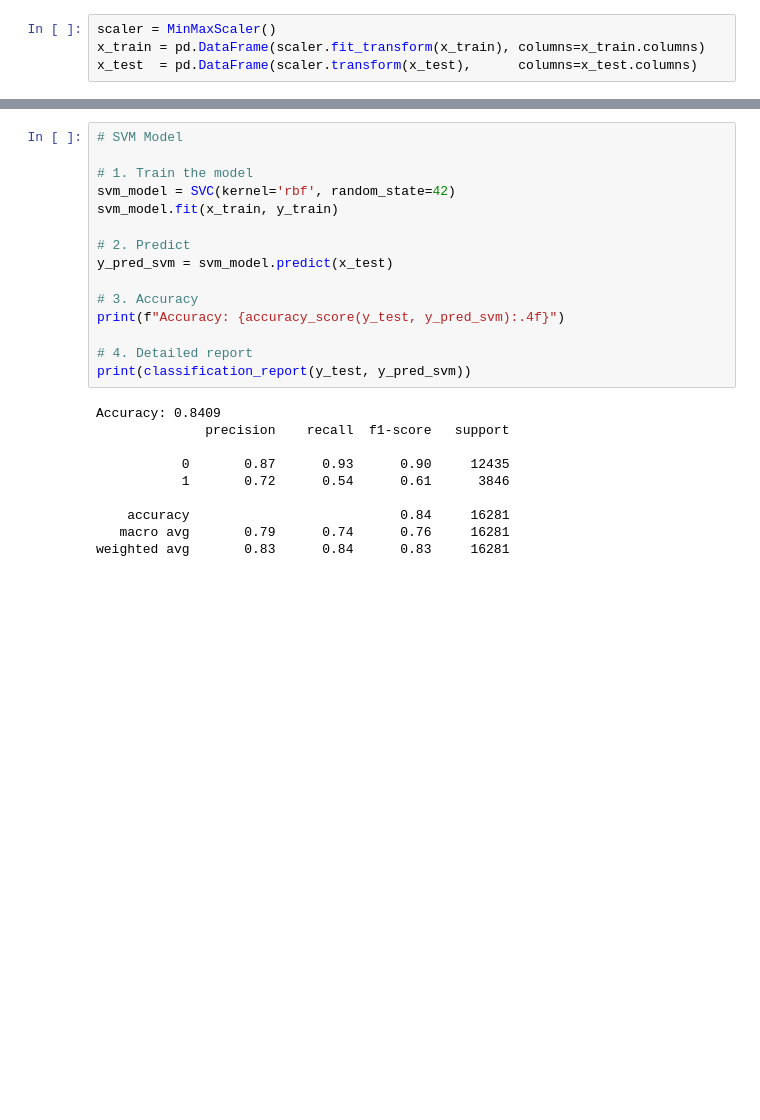
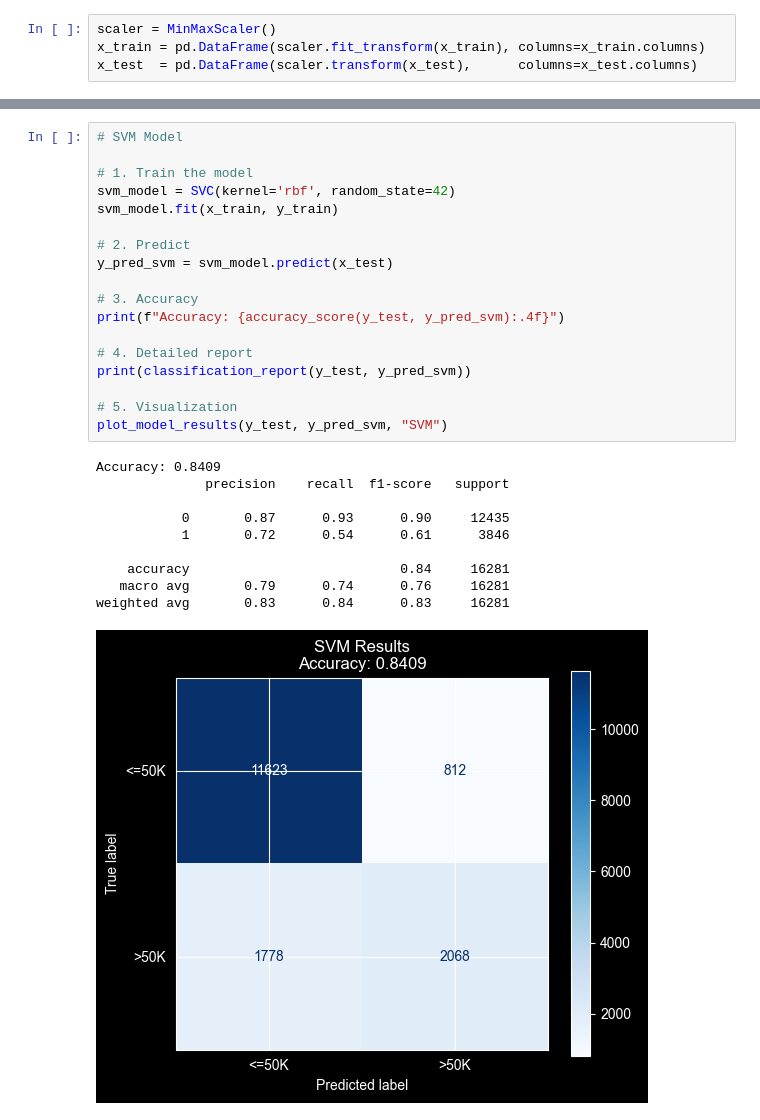
Before and after one commit to YoussefBarakat05/Income-Prediction, a Jupyter notebook: main.ipynb, the cells around one changed output, grey strips where cells are left out. Drawn from its saved outputs; the diff is of its cells as text; blank space fills up the shorter version.

```diff
--- a/main.ipynb
+++ b/main.ipynb
@@ -238,28 +260,32 @@ Accuracy: 0.8449
 # %%
 # SVM Model
 
 # 1. Train the model
 svm_model = SVC(kernel='rbf', random_state=42)
 svm_model.fit(x_train, y_train)
 
 # 2. Predict
 y_pred_svm = svm_model.predict(x_test)
 
 # 3. Accuracy
 print(f"Accuracy: {accuracy_score(y_test, y_pred_svm):.4f}")
 
 # 4. Detailed report
 print(classification_report(y_test, y_pred_svm))
+
+# 5. Visualization
+plot_model_results(y_test, y_pred_svm, "SVM")
 # %% [output]
 Accuracy: 0.8409
               precision    recall  f1-score   support
 
            0       0.87      0.93      0.90     12435
            1       0.72      0.54      0.61      3846
 
     accuracy                           0.84     16281
    macro avg       0.79      0.74      0.76     16281
 weighted avg       0.83      0.84      0.83     16281
+[figure, added]
 # %%
 # ── Decision Tree ──────────────────────────────────────
 dt_model1 = DecisionTreeClassifier(
```
Also changed, not shown: parts of 9 cells of this notebook.
